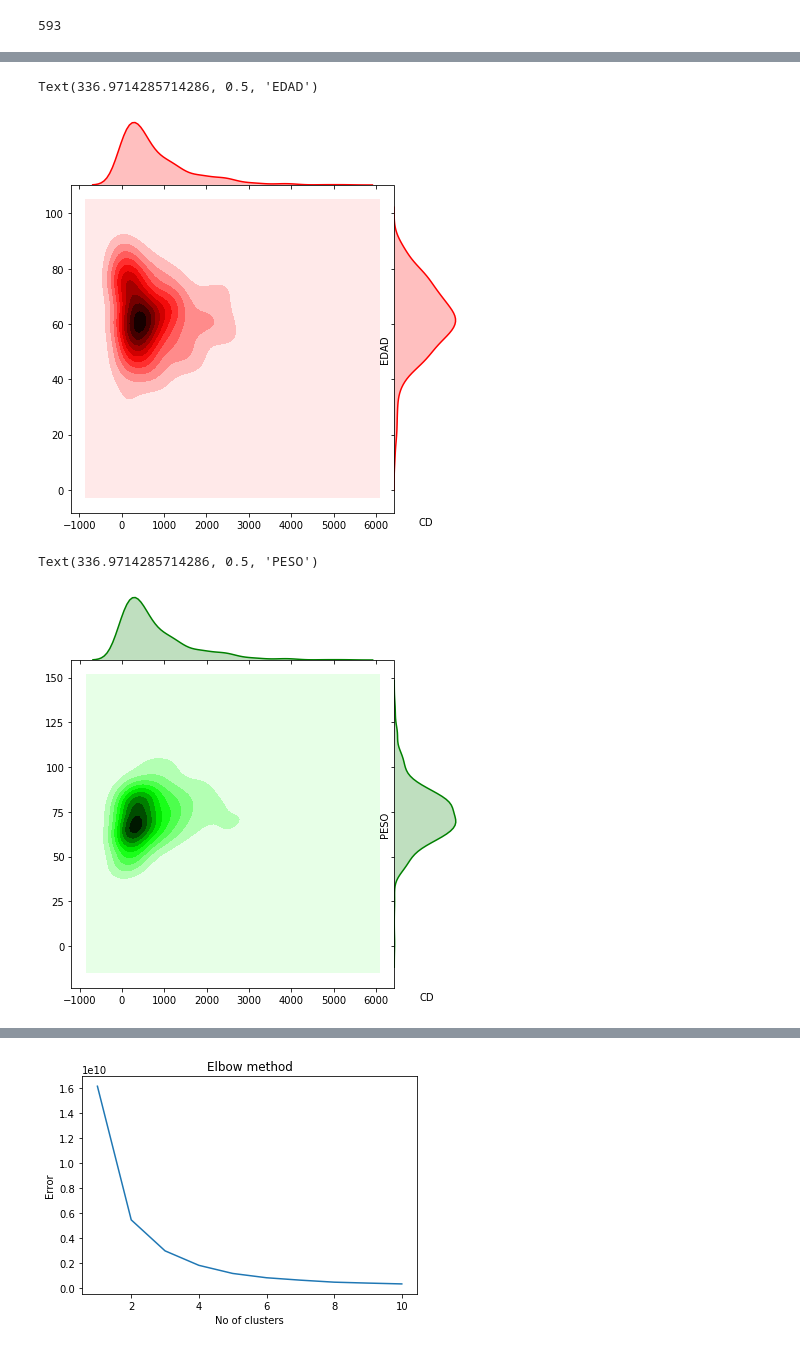
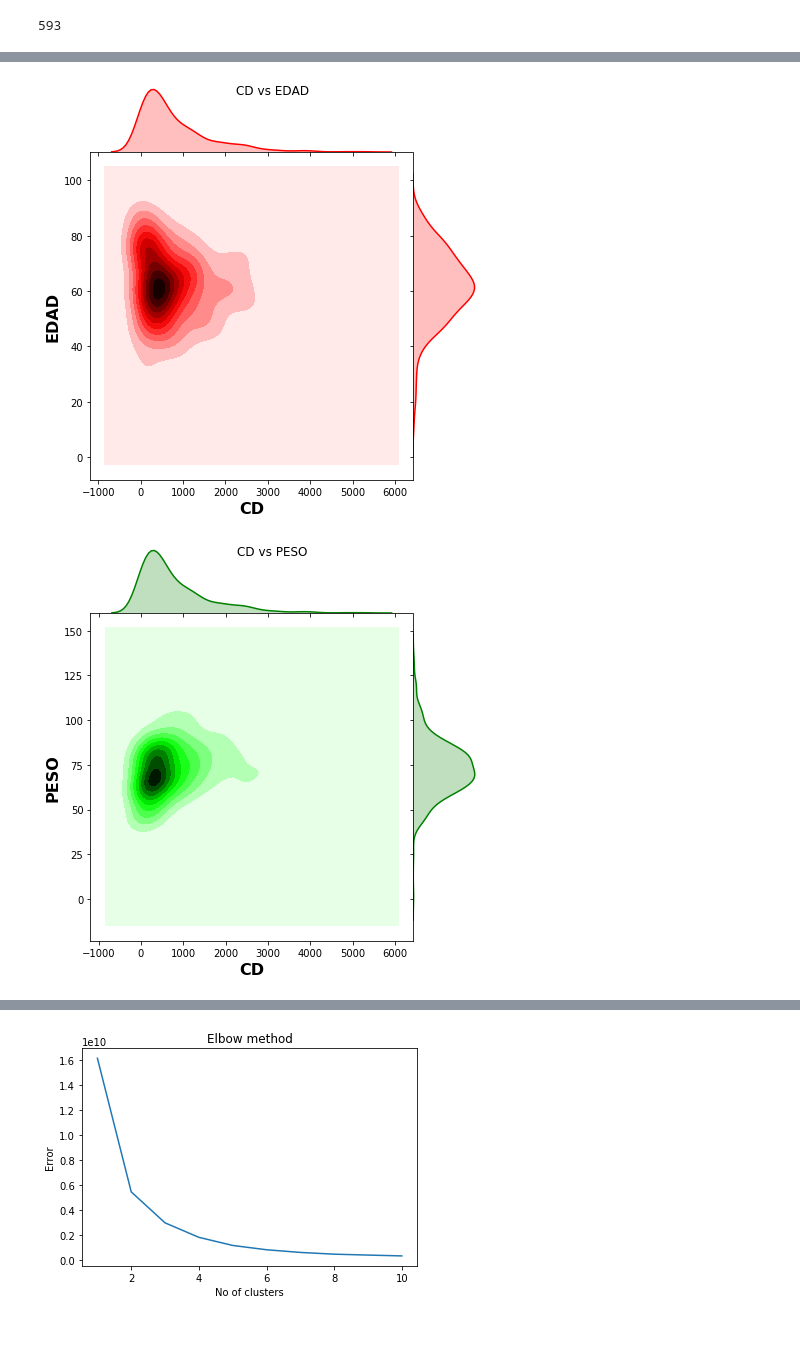
Before and after one commit to igomezv/cardio_dosis, a Jupyter notebook: clustering.ipynb, the cells around one changed output, grey strips where cells are left out. Drawn from its saved outputs; the diff is of its cells as text; code cells hidden in the pictures.

```diff
--- a/clustering.ipynb
+++ b/clustering.ipynb
@@ -7,7 +10,7 @@ import matplotlib.pylab as plt
 # %% [markdown]
 ## Seleccionar atributos numéricos
 # %%
-file = "/home/cosmocicatais/Documents/Teodoro_dosis/CARDIOLOGIA DF_H.csv"
+file = "../data_cardio_dosis/CARDIOLOGIA DF_H.csv"
 #data = pd.read_csv(file, usecols={'EDAD','PESO', 'GENERO','TALLA', 'TIEMPO','mGy','pGym','IMÁGENES','CUADROS POR SEGUNDO','PULSOS POR SEGUNDO', 'CONTRASTE'})
 data = pd.read_csv(file, usecols={'EDAD','PESO', 'TALLA', 'TIEMPO','mGy','pGym', 'IMÁGENES'})
 # %%
@@ -39,4 +46,3 @@ len(nparray)
 # %%
-pesoCD = pd.read_csv(file, usecols={'EDAD','PESO', 'TALLA', 'TIEMPO','mGy','pGym', 'IMÁGENES'})
-pesoscd_val = pesoCD.values
-plt.scatter(pesoscd_val[:,0],pesoscd_val[:,1])
+data2 = pd.read_csv(file, usecols={'EDAD','PESO', 'TALLA', 'TIEMPO','mGy','pGym', 'IMÁGENES'})
+versus_cd_val = data2.values
@@ -46,16 +55,21 @@ plt.scatter(pesoscd_val[:,0],pesoscd_val[:,1])
 # %%
-import seaborn as sns
-sns.jointplot(pesoscd_val[:,4],pesoscd_val[:,0], kind="kde", space=0, color="r", cbar=False)
-plt.xlabel("CD")
-plt.ylabel("EDAD")
+fig = sns.jointplot(versus_cd_val[:,4],versus_cd_val[:,0],
+              kind="kde", space=0, color="r", cbar=False)
+fig.set_axis_labels('x', 'y', fontsize=16)
+fig.ax_joint.set_xlabel('CD', fontweight='bold')
+fig.ax_joint.set_ylabel('EDAD', fontweight='bold')
+plt.suptitle("CD vs EDAD")
+plt.savefig("CD1.png")
 # %% [output]
-Text(336.9714285714286, 0.5, 'EDAD')
-[figure, old version]
+[figure, new version]
 # %%
-sns.jointplot(pesoscd_val[:,4],pesoscd_val[:,1], kind="kde", space=0, color="g", cbar=False)
-plt.xlabel("CD")
-plt.ylabel("PESO")
+fig = sns.jointplot(versus_cd_val[:,4],versus_cd_val[:,1],
+              kind="kde", space=0, color="g", cbar=False)
+fig.set_axis_labels('x', 'y', fontsize=16)
+fig.ax_joint.set_xlabel('CD', fontweight='bold')
+fig.ax_joint.set_ylabel('PESO', fontweight='bold')
+plt.suptitle("CD vs PESO")
+plt.savefig("CD2.png")
 # %% [output]
-Text(336.9714285714286, 0.5, 'PESO')
-[figure, old version]
+[figure, new version]
 # %%
```
Also changed, not shown: parts of 25 cells of this notebook, 10 other files.
